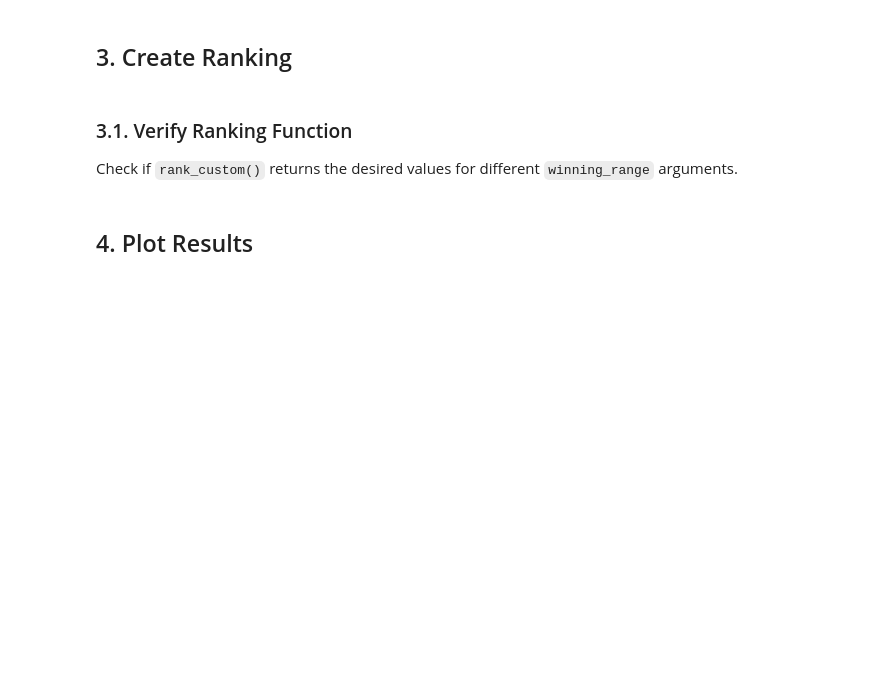
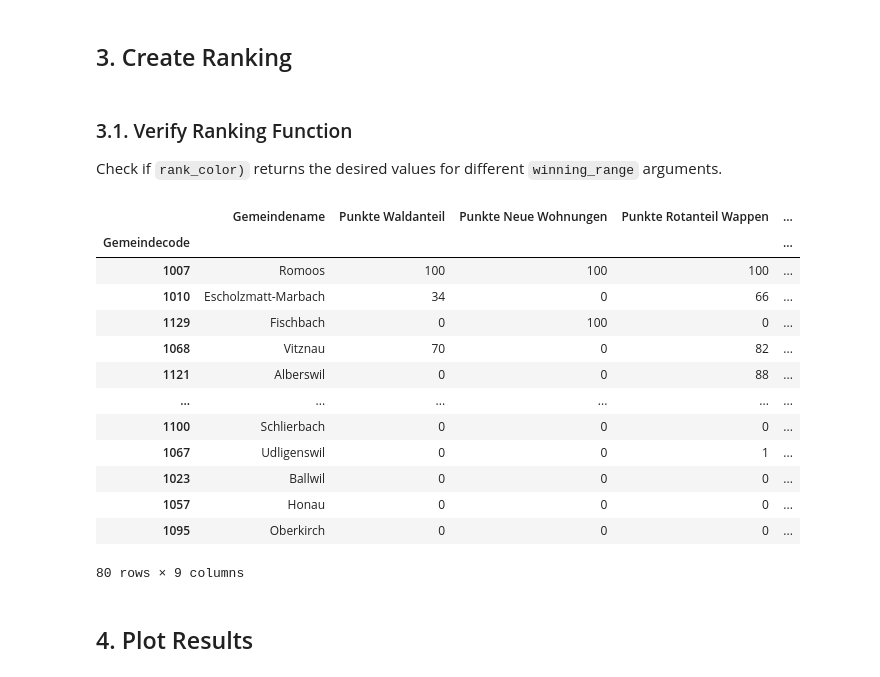
Before and after one commit to RobinfRoth/dawr-ass1, a Jupyter notebook: dawr_assignment1.ipynb, the cells around one changed output. Drawn from its saved outputs; the diff is of its cells as text; code cells hidden in the pictures; blank space fills up the shorter version.

Commit message:
create ranking plot

```diff
--- a/dawr_assignment1.ipynb
+++ b/dawr_assignment1.ipynb
@@ -907,9 +927,10 @@ def rank_threshold(values_to_rank: pd.Series, threshold: float) -> pd.Series:
 
     return ranking.round().astype('int')
 
-def rank_custom(values_to_rank: pd.Series, winning_range: Tuple[float, float]) -> pd.Series:
+def rank_color(values_to_rank: pd.Series, winning_range: Tuple[float, float]) -> pd.Series:
     '''
-    Ranks a ``pd.Series`` using a custom winning range.
+    Ranks a ``pd.Series`` containing color rations in range [0,1] using a
+    custom winning range.
 
     This function assigns each element in ``values_to_rank`` a score
     from 0 to 100 points. Values within the ``winning_range`` receive 100 points, while
@@ -921,7 +942,7 @@ def rank_custom(values_to_rank: pd.Series, winning_range: Tuple[float, float]) -
     Parameters
     ----------
     values_to_rank : pd.Series
-        The values to rank.
+        The color values in in range [0, 1] to create the ranking for.
     winning_range :  Tuple[float, float]
         Values which lie in the ``winning_range`` receive 100 points.
         Both the lower and the upper bound are included in the range.
@@ -940,15 +961,15 @@ def rank_custom(values_to_rank: pd.Series, winning_range: Tuple[float, float]) -
 
     # values smaller then the winning range
     low_mask = values_to_rank.loc[values_to_rank < winning_range[0]].index
-    ranking.loc[low_mask] = 100 * (values_to_rank[low_mask] - values_to_rank.min()) / (winning_range[0] - values_to_rank.min())
+    ranking.loc[low_mask] = 100 * (values_to_rank[low_mask]) / (winning_range[0])
 
     # values larger then the winning range
     high_mask = values_to_rank.loc[values_to_rank > winning_range[1]].index
-    ranking.loc[high_mask] = 100 * (values_to_rank.max() - values_to_rank[high_mask]) / (values_to_rank.max() - winning_range[1])
+    ranking.loc[high_mask] = 100 * (1 - values_to_rank[high_mask]) / (1 - winning_range[1])
 
     return ranking.astype('int')
 # %% [markdown]
 ### 3.1. Verify Ranking Function
 
-Check if `rank_custom()` returns the desired values for different `winning_range` arguments.
+Check if `rank_color)` returns the desired values for different `winning_range` arguments.
 # %%
@@ -969,29 +985,44 @@ assert (rank_custom(values3, (5, 7.5))
 # %%
 lu_ranked = lu_data.loc[:, ['Gemeindename']].copy()
 
 lu_ranked['Punkte Waldanteil'] = lu_data.loc[:, 'Wald und Gehölze in %'].apply(
     rank_threshold,
     by_row=False, args=(39,))
 lu_ranked['Punkte Neue Wohnungen'] = lu_data.loc[:, 'Neu gebaute Wohnungen pro 1000 Einwohner'].apply(
     rank_log_scaled,
     by_row=False, args=(True, 73))
 lu_ranked['Punkte Rotanteil Wappen'] = lu_data.loc[:, 'Rotanteil Wappen'].apply(
-    rank_custom,
+    rank_color,
     by_row=False, args=((0.25, 0.3),))
 lu_ranked['Punkte Gelbanteil Wappen'] = lu_data.loc[:, 'Gelbanteil Wappen'].apply(
-    rank_custom,
+    rank_color,
     by_row=False, args=((0.45, 0.55),))
 lu_ranked['Punkte Anzahl Hunde pro Einwohner'] = lu_data.loc[:, 'Anzahl Hunde pro 100 Einwohner'].apply(
     rank_threshold,
-    by_row=False, args=(9.2,))
+    by_row=False, args=(6.0,))
 lu_ranked['Punkte Anzahl Restaurants pro Einwohner'] = lu_data.loc[:, 'Anzahl Restaurants pro 1000 Einwohner'].apply(
     rank_threshold,
-    by_row=False, args=(2.3,))
+    by_row=False, args=(1.6,))
 
 
 lu_ranked['Gesamtpunkte'] = lu_ranked.iloc[:, 1:].apply(lambda row: row.mean(), axis=1)
 lu_ranked.sort_values(by='Gesamtpunkte', ascending=False, inplace=True)
 lu_ranked['Rang'] = np.arange(1, lu_ranked.shape[0] + 1)
-lu_ranked.to_csv('ranks.csv')
+lu_ranked
+# %% [output]
+|  | Gemeindename | Punkte Waldanteil | Punkte Neue Wohnungen | Punkte Rotanteil Wappen | ... |
+| Gemeindecode |  |  |  |  | ... |
+| 1007 | Romoos | 100 | 100 | 100 | ... |
+| 1010 | Escholzmatt-Marbach | 34 | 0 | 66 | ... |
+| 1129 | Fischbach | 0 | 100 | 0 | ... |
+| 1068 | Vitznau | 70 | 0 | 82 | ... |
+| 1121 | Alberswil | 0 | 0 | 88 | ... |
+| ... | ... | ... | ... | ... | ... |
+| 1100 | Schlierbach | 0 | 0 | 0 | ... |
+| 1067 | Udligenswil | 0 | 0 | 1 | ... |
+| 1023 | Ballwil | 0 | 0 | 0 | ... |
+| 1057 | Honau | 0 | 0 | 0 | ... |
+| 1095 | Oberkirch | 0 | 0 | 0 | ... |
+80 rows × 9 columns
 # %% [markdown]
 ## 4. Plot Results
```
Also changed, not shown: parts of 5 cells of this notebook, 1 other file.
